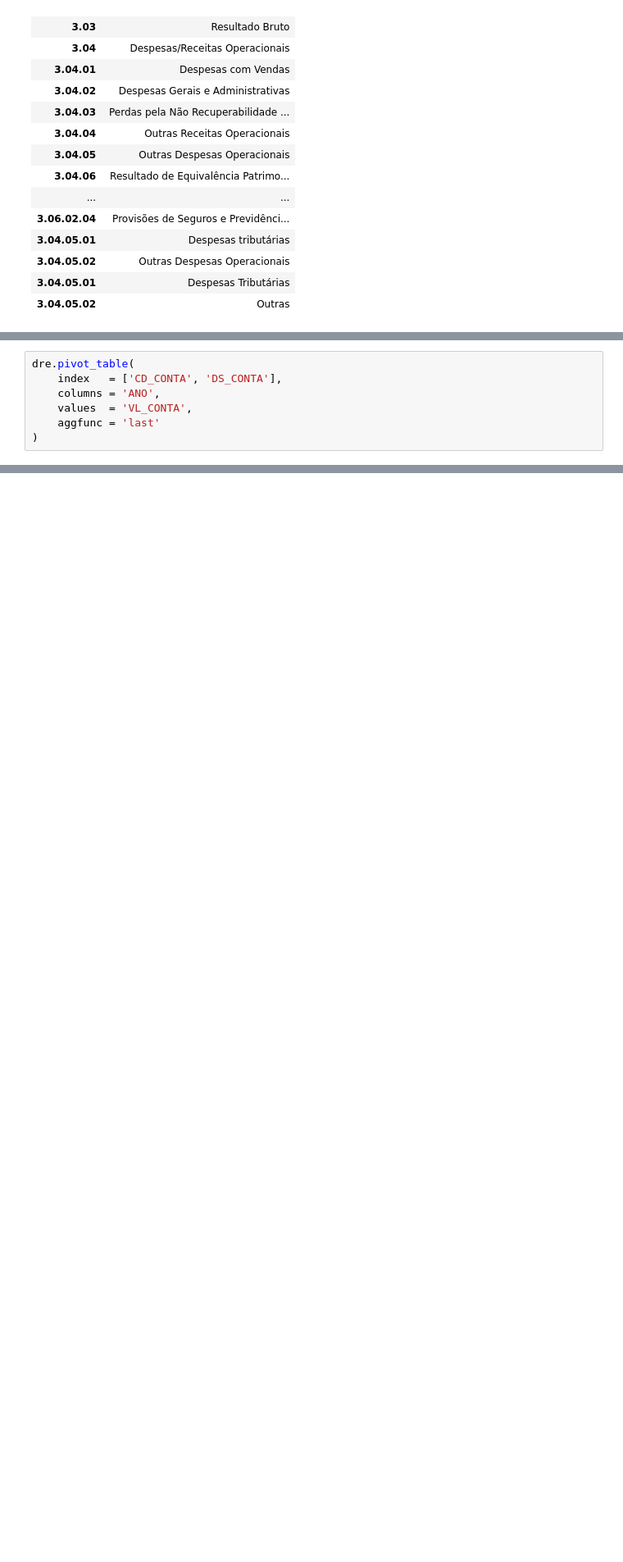
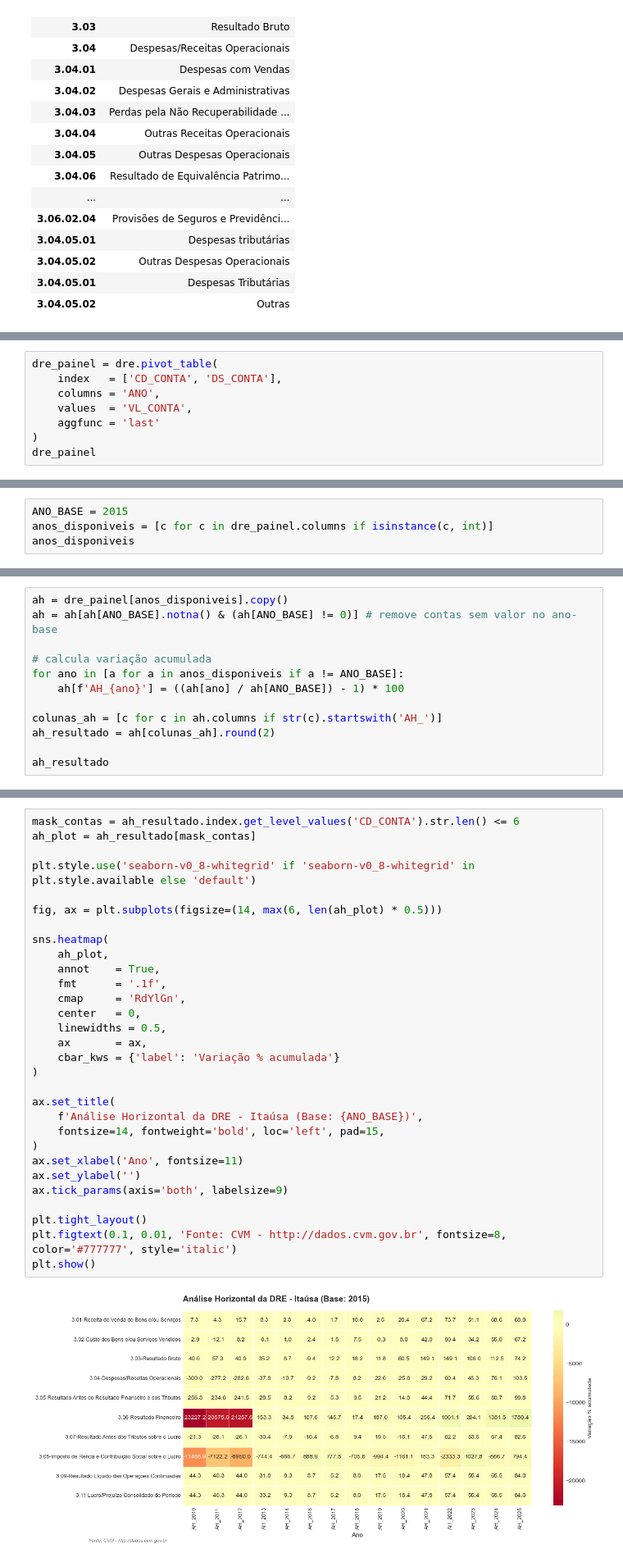
Before and after one commit to esscova/financas-quantitativas, a Jupyter notebook: Analise Horizontal da DRE - coletando dados de empresas na CVM/analise_horizontal_dre.ipynb, the cells around one changed output, grey strips where cells are left out. Shown at 82% size. Saved outputs shown, nothing was run; the diff lists cells and outputs as text; blank space fills up the shorter version.

Commit message:
feat: concluir estudos com analise horizonta da DRE da empresa ITAUSA

```diff
--- a/Analise Horizontal da DRE - coletando dados de empresas na CVM/analise_horizontal_dre.ipynb
+++ b/Analise Horizontal da DRE - coletando dados de empresas na CVM/analise_horizontal_dre.ipynb
@@ -226,12 +227,13 @@ dre.sample()
 |  | CNPJ_CIA | DT_REFER | VERSAO | DENOM_CIA | CD_CVM | GRUPO_DFP | MOEDA | ESCALA_MOEDA | ORDEM_EXERC | ... |
 | 223204 | 61.532.644/0001-15 | 2018-12-31 | 1 | ITAÚSA S.A. | 007617 | DF Consolidado - Demonstração do ... | REAL | MIL | ÚLTIMO | ... |
 # %%
-dre.pivot_table(
+dre_painel = dre.pivot_table(
     index   = ['CD_CONTA', 'DS_CONTA'],
     columns = 'ANO',
     values  = 'VL_CONTA',
     aggfunc = 'last'
 )
+dre_painel
 # %% [output]
 |  | ANO | 2010 | 2011 | 2012 | 2013 | 2014 | 2015 | 2016 | 2017 | 2018 | 2019 | ... |
 | CD_CONTA | DS_CONTA |  |  |  |  |  |  |  |  |  |  | ... |
@@ -253,0 +266,4 @@ dre.pivot_table(
+# %%
+ANO_BASE = 2015
+anos_disponiveis = [c for c in dre_painel.columns if isinstance(c, int)]
+anos_disponiveis
@@ -253,0 +287,12 @@ dre.pivot_table(
+# %%
+ah = dre_painel[anos_disponiveis].copy()
+ah = ah[ah[ANO_BASE].notna() & (ah[ANO_BASE] != 0)] # remove contas sem valor no ano-base
+
+# calcula variação acumulada
+for ano in [a for a in anos_disponiveis if a != ANO_BASE]:
+    ah[f'AH_{ano}'] = ((ah[ano] / ah[ANO_BASE]) - 1) * 100
+
+colunas_ah = [c for c in ah.columns if str(c).startswith('AH_')]
+ah_resultado = ah[colunas_ah].round(2)
+
+ah_resultado
@@ -253,0 +327,32 @@ dre.pivot_table(
+# %%
+mask_contas = ah_resultado.index.get_level_values('CD_CONTA').str.len() <= 6
+ah_plot = ah_resultado[mask_contas]
+
+plt.style.use('seaborn-v0_8-whitegrid' if 'seaborn-v0_8-whitegrid' in plt.style.available else 'default')
+
+fig, ax = plt.subplots(figsize=(14, max(6, len(ah_plot) * 0.5)))
+
+sns.heatmap(
+    ah_plot,
+    annot    = True,
+    fmt      = '.1f',
+    cmap     = 'RdYlGn',
+    center   = 0,
+    linewidths = 0.5,
+    ax       = ax,
+    cbar_kws = {'label': 'Variação % acumulada'}
+)
+
+ax.set_title(
+    f'Análise Horizontal da DRE - Itaúsa (Base: {ANO_BASE})',
+    fontsize=14, fontweight='bold', loc='left', pad=15,
+)
+ax.set_xlabel('Ano', fontsize=11)
+ax.set_ylabel('')
+ax.tick_params(axis='both', labelsize=9)
+
+plt.tight_layout()
+plt.figtext(0.1, 0.01, 'Fonte: CVM - http://dados.cvm.gov.br', fontsize=8, color='#777777', style='italic')
+plt.show()
+# %% [output]
+[figure, added]
```
Also changed, not shown: parts of 7 cells of this notebook.
